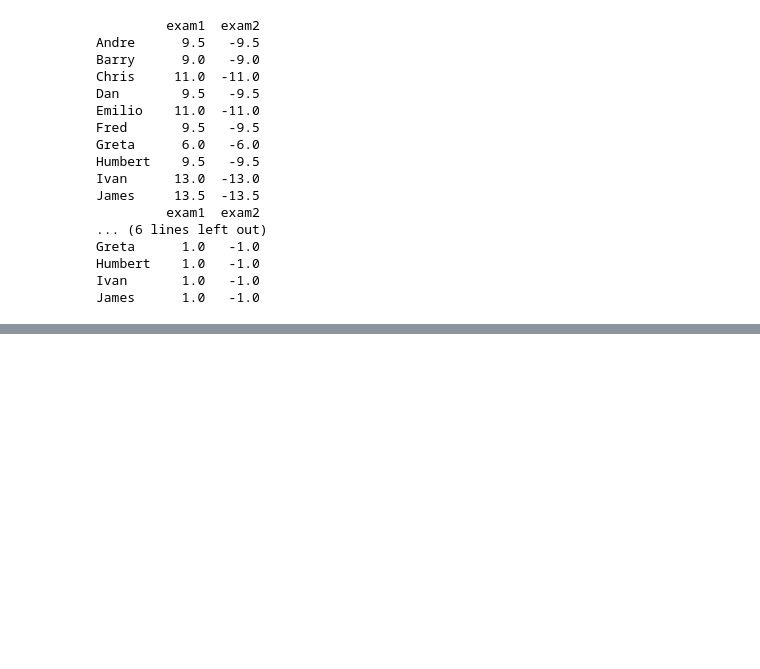
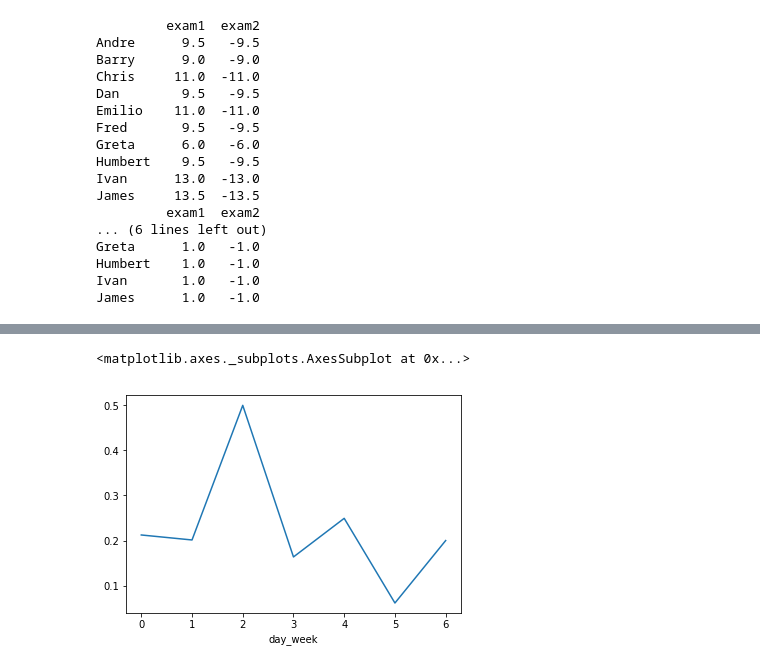
Before and after one commit to miniminiming/DataAnalyzeLesson, a Jupyter notebook: lesson_5/Pandas_resolve_2d_data.ipynb, the cells around one changed output, grey strips where cells are left out. Drawn from its saved outputs; the diff is of its cells as text; code cells hidden in the pictures; blank space fills up the shorter version.

```diff
--- a/lesson_5/Pandas_resolve_2d_data.ipynb
+++ b/lesson_5/Pandas_resolve_2d_data.ipynb
@@ -798,0 +926,5 @@ James      1.0   -1.0
+# %%
+ridership_group_by_day_week_rain.plot()
+# %% [output]
+<matplotlib.axes._subplots.AxesSubplot at 0x...>
+[figure, added]
```
Also changed, not shown: parts of 31 cells of this notebook.
